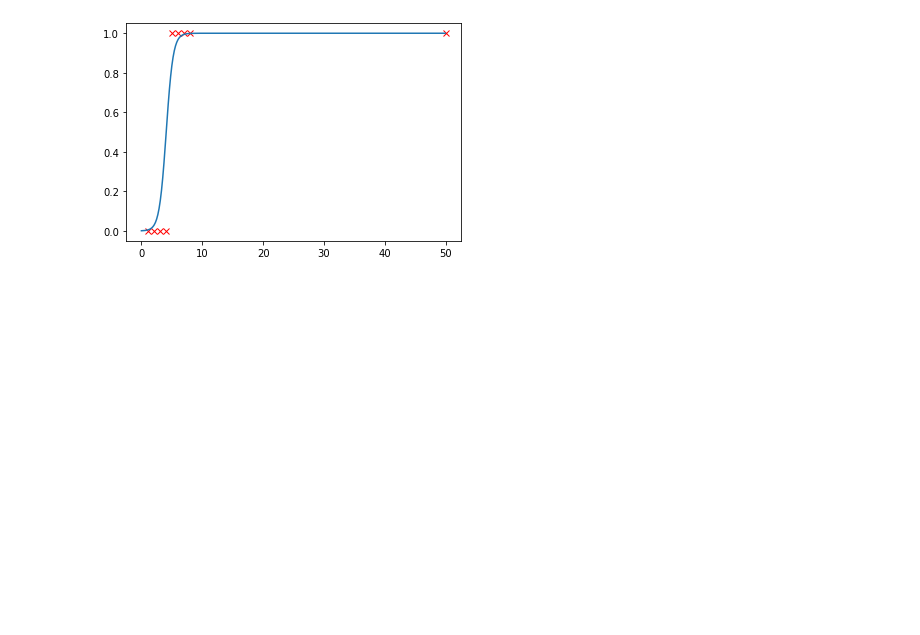
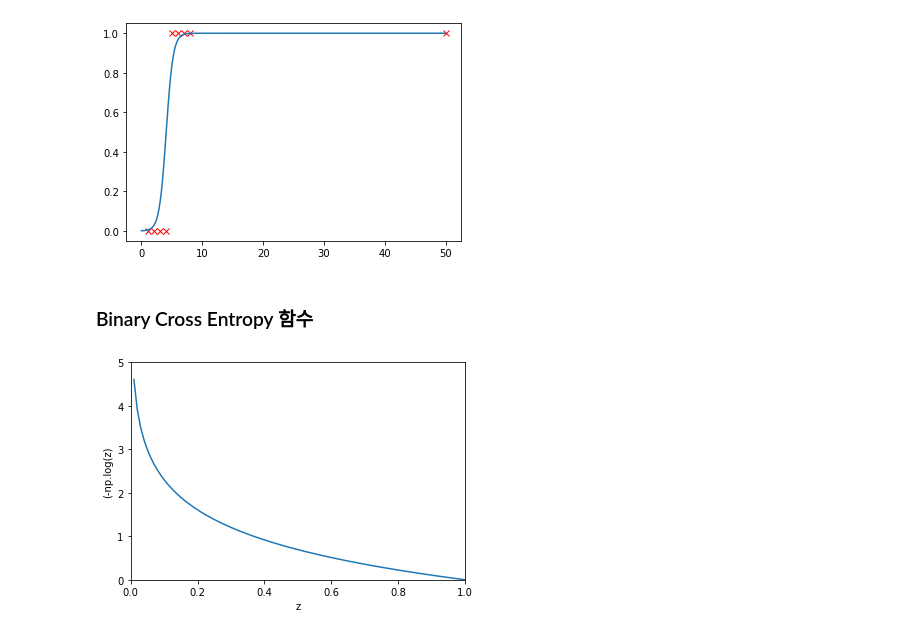
Before and after one commit to imguru-mooc/AI_Basic, a Jupyter notebook: 파이썬/9_day.ipynb, the cells around one changed output. Drawn from its saved outputs; the diff is of its cells as text; code cells hidden in the pictures; blank space fills up the shorter version.

```diff
--- a/파이썬/9_day.ipynb
+++ b/파이썬/9_day.ipynb
@@ -306,3 +306,16 @@ plt.show()
 8 : 악성종양
 50 : 악성종양
 [figure]
+# %% [markdown]
+### Binary Cross Entropy 함수
+# %%
+zs = np.arange(0.01, 10., 0.01)
+gs = [-np.log(z) for z in zs]
+plt.plot(zs, gs)
+plt.xlim(0,1)
+plt.ylim(0,5)
+plt.xlabel('z')
+plt.ylabel('(-np.log(z)')
+plt.show()
+# %% [output]
+[figure, added]
```
Also changed, not shown: parts of 16 cells of this notebook, 1 other file.
